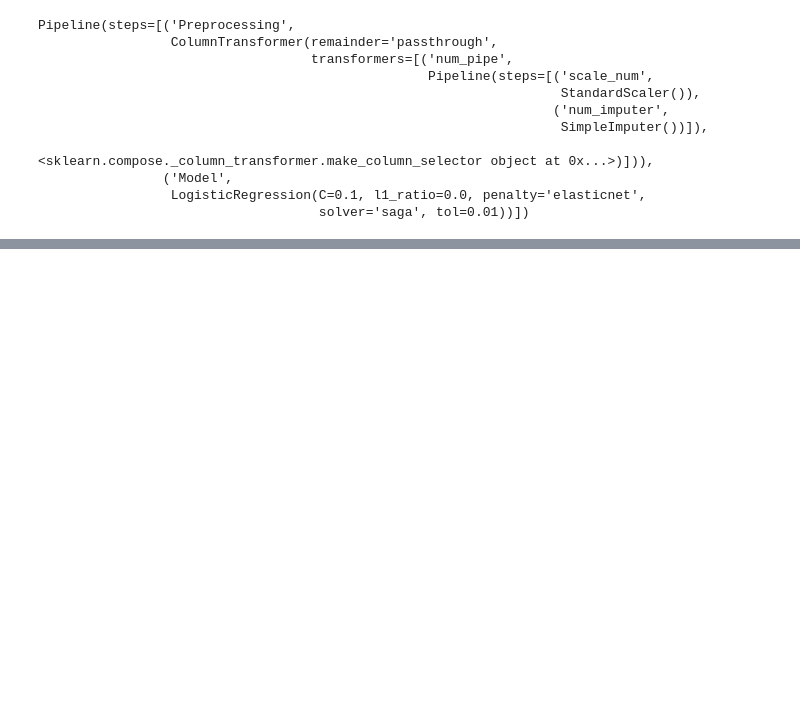
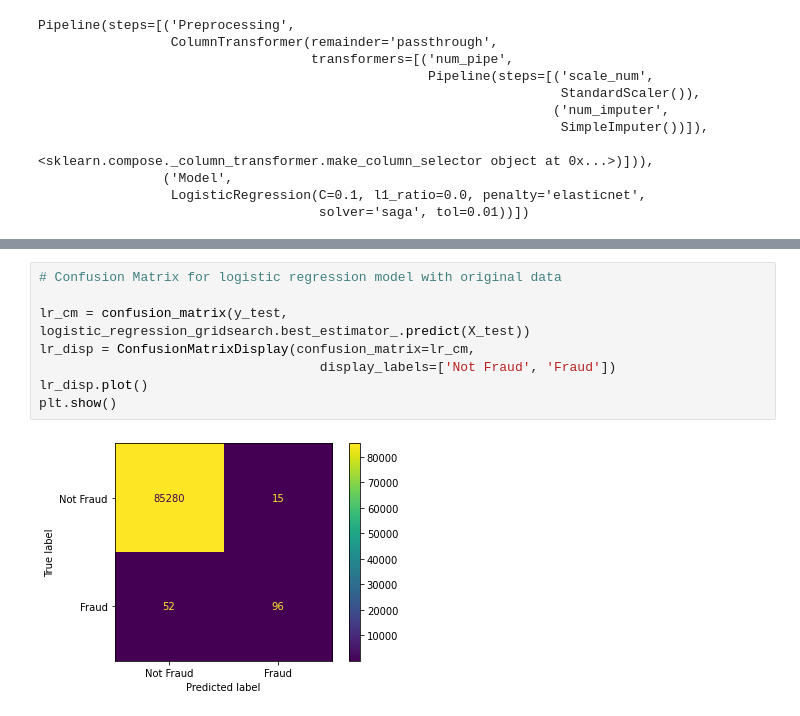
Before and after one commit to samarakoon-ryan/resampling-unbalanced-datasets, a Jupyter notebook: project_notebook.ipynb, the cells around one changed output, grey strips where cells are left out. Saved outputs shown, nothing was run; the diff lists cells and outputs as text; blank space fills up the shorter version.

```diff
--- a/project_notebook.ipynb
+++ b/project_notebook.ipynb
@@ -331,0 +347,10 @@ Pipeline(steps=[('Preprocessing',
+# %%
+# Confusion Matrix for logistic regression model with original data
+
+lr_cm = confusion_matrix(y_test, logistic_regression_gridsearch.best_estimator_.predict(X_test))
+lr_disp = ConfusionMatrixDisplay(confusion_matrix=lr_cm,
+                                    display_labels=['Not Fraud', 'Fraud'])
+lr_disp.plot()
+plt.show()
+# %% [output]
+[figure, added]
```
Also changed, not shown: parts of 6 cells of this notebook.
